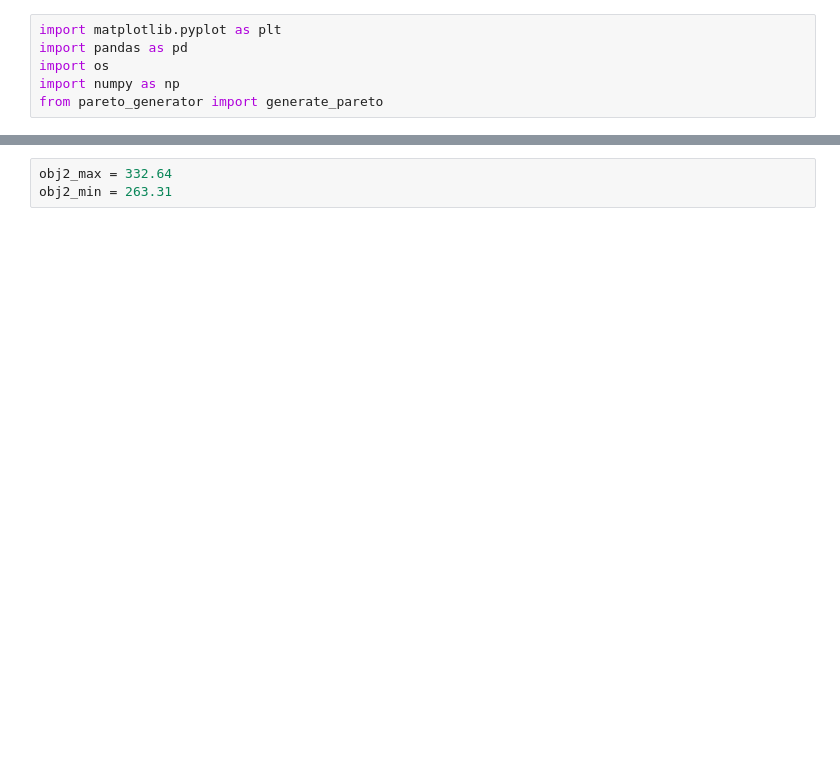
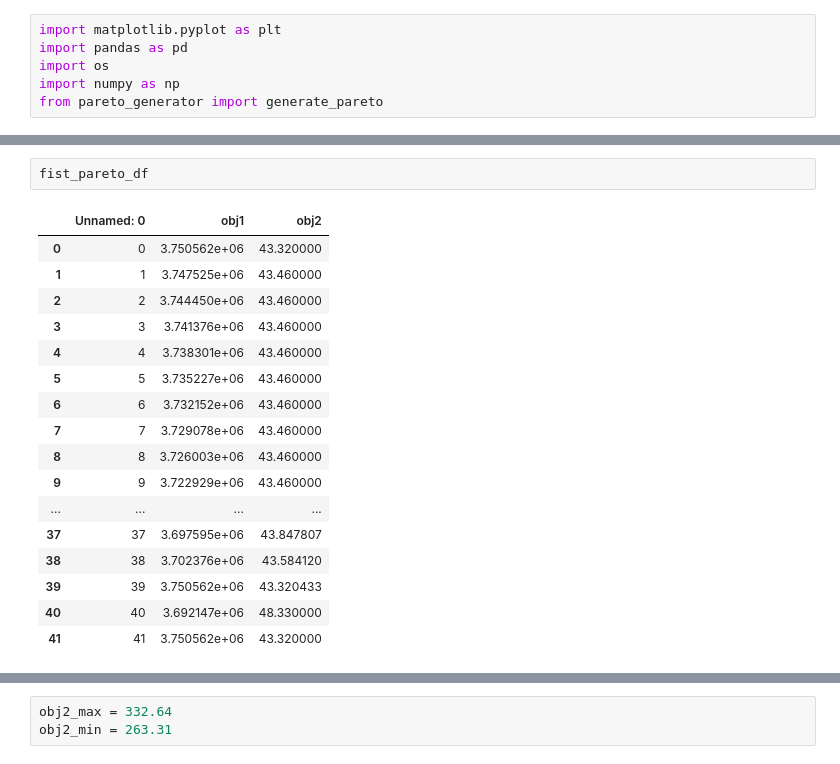
Before and after one commit to thiago-aguilar/pandemic-patient-alocation, a Jupyter notebook: notebooks/analyze_paretto.ipynb, the cells around one changed output, grey strips where cells are left out. Cells and saved outputs as stored; diff of their text form; blank space fills up the shorter version.

```diff
--- a/notebooks/analyze_paretto.ipynb
+++ b/notebooks/analyze_paretto.ipynb
@@ -13,0 +14,20 @@ Delta_metric: 1.3149692082595799
+# %%
+fist_pareto_df
+# %% [output]
+|  | Unnamed: 0 | obj1 | obj2 |
+| 0 | 0 | 3.750562e+06 | 43.320000 |
+| 1 | 1 | 3.747525e+06 | 43.460000 |
+| 2 | 2 | 3.744450e+06 | 43.460000 |
+| 3 | 3 | 3.741376e+06 | 43.460000 |
+| 4 | 4 | 3.738301e+06 | 43.460000 |
+| 5 | 5 | 3.735227e+06 | 43.460000 |
+| 6 | 6 | 3.732152e+06 | 43.460000 |
+| 7 | 7 | 3.729078e+06 | 43.460000 |
+| 8 | 8 | 3.726003e+06 | 43.460000 |
+| 9 | 9 | 3.722929e+06 | 43.460000 |
+| ... | ... | ... | ... |
+| 37 | 37 | 3.697595e+06 | 43.847807 |
+| 38 | 38 | 3.702376e+06 | 43.584120 |
+| 39 | 39 | 3.750562e+06 | 43.320433 |
+| 40 | 40 | 3.692147e+06 | 48.330000 |
+| 41 | 41 | 3.750562e+06 | 43.320000 |
```
Also changed, not shown: parts of 3 cells of this notebook, 43 other files.
